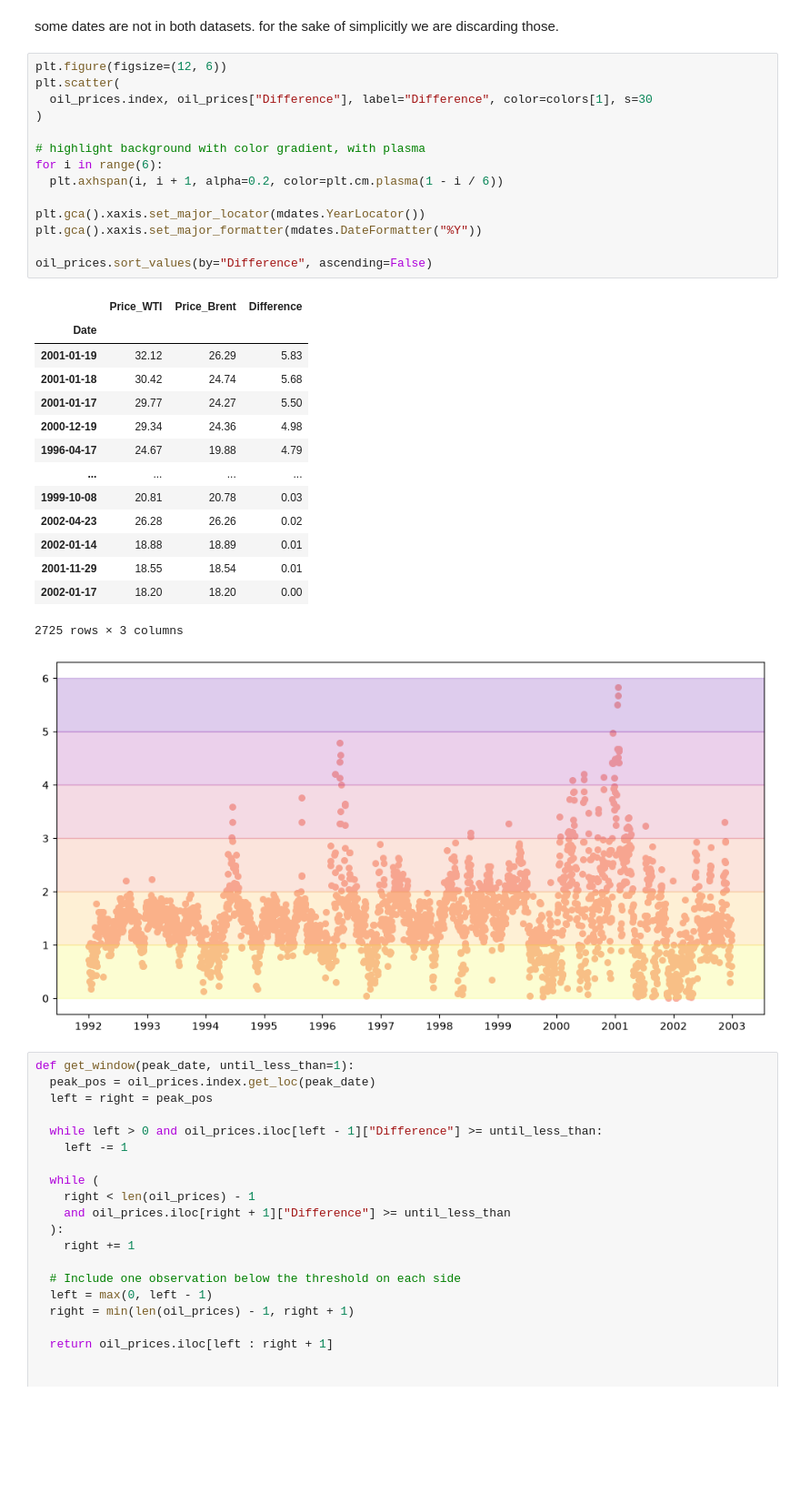
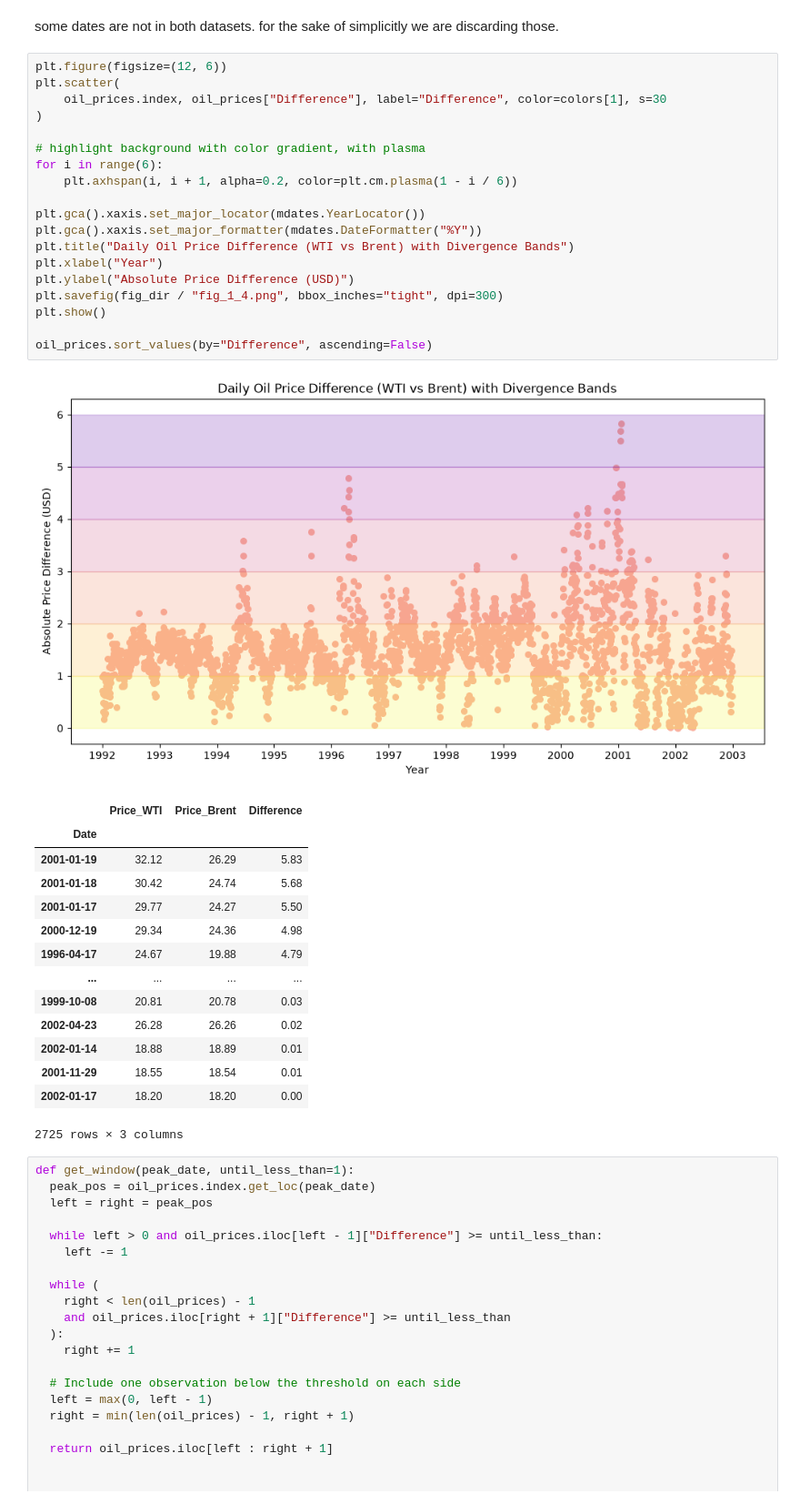
Before and after one commit to notPlancha/data-viz, a Jupyter notebook: src/oil/Oil.ipynb, the cells around one changed output. Shown at 91% size. Drawn from its saved outputs; the diff is of its cells as text; blank space fills up the shorter version.

```diff
--- a/src/oil/Oil.ipynb
+++ b/src/oil/Oil.ipynb
@@ -107,18 +122,24 @@ some dates are not in both datasets. for the sake of simplicitly we are discardi
 # %%
 plt.figure(figsize=(12, 6))
 plt.scatter(
-  oil_prices.index, oil_prices["Difference"], label="Difference", color=colors[1], s=30
+    oil_prices.index, oil_prices["Difference"], label="Difference", color=colors[1], s=30
 )
 
 # highlight background with color gradient, with plasma
 for i in range(6):
-  plt.axhspan(i, i + 1, alpha=0.2, color=plt.cm.plasma(1 - i / 6))
+    plt.axhspan(i, i + 1, alpha=0.2, color=plt.cm.plasma(1 - i / 6))
 
 plt.gca().xaxis.set_major_locator(mdates.YearLocator())
 plt.gca().xaxis.set_major_formatter(mdates.DateFormatter("%Y"))
+plt.title("Daily Oil Price Difference (WTI vs Brent) with Divergence Bands")
+plt.xlabel("Year")
+plt.ylabel("Absolute Price Difference (USD)")
+plt.savefig(fig_dir / "fig_1_4.png", bbox_inches="tight", dpi=300)
+plt.show()
 
 oil_prices.sort_values(by="Difference", ascending=False)
 # %% [output]
+[figure, new version]
 |  | Price_WTI | Price_Brent | Difference |
 | Date |  |  |  |
 | 2001-01-19 | 32.12 | 26.29 | 5.83 |
@@ -133,7 +154,6 @@ oil_prices.sort_values(by="Difference", ascending=False)
 | 2001-11-29 | 18.55 | 18.54 | 0.01 |
 | 2002-01-17 | 18.20 | 18.20 | 0.00 |
 2725 rows × 3 columns
-[figure, old version]
 # %%
 def get_window(peak_date, until_less_than=1):
   peak_pos = oil_prices.index.get_loc(peak_date)
```
Also changed, not shown: parts of 4 cells of this notebook, 13 other files.
